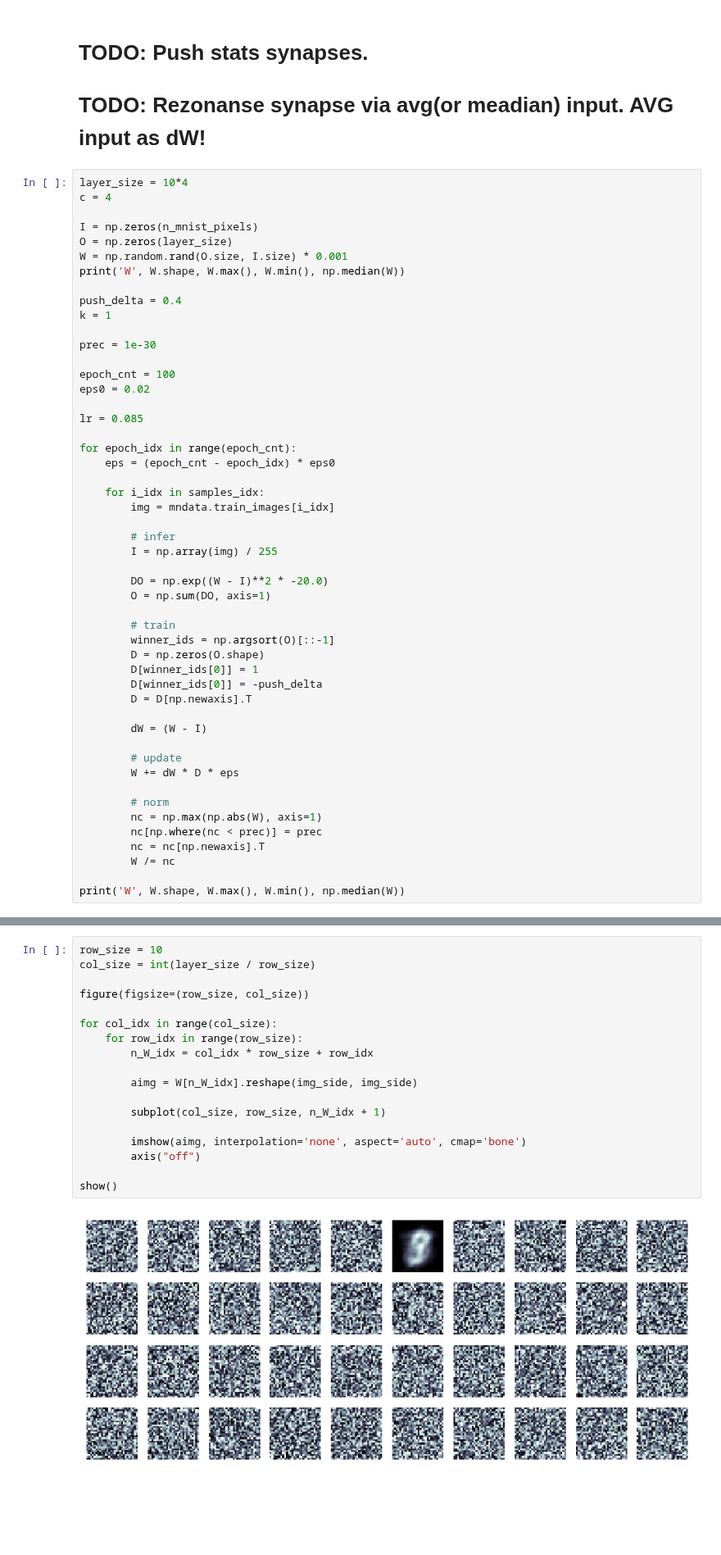
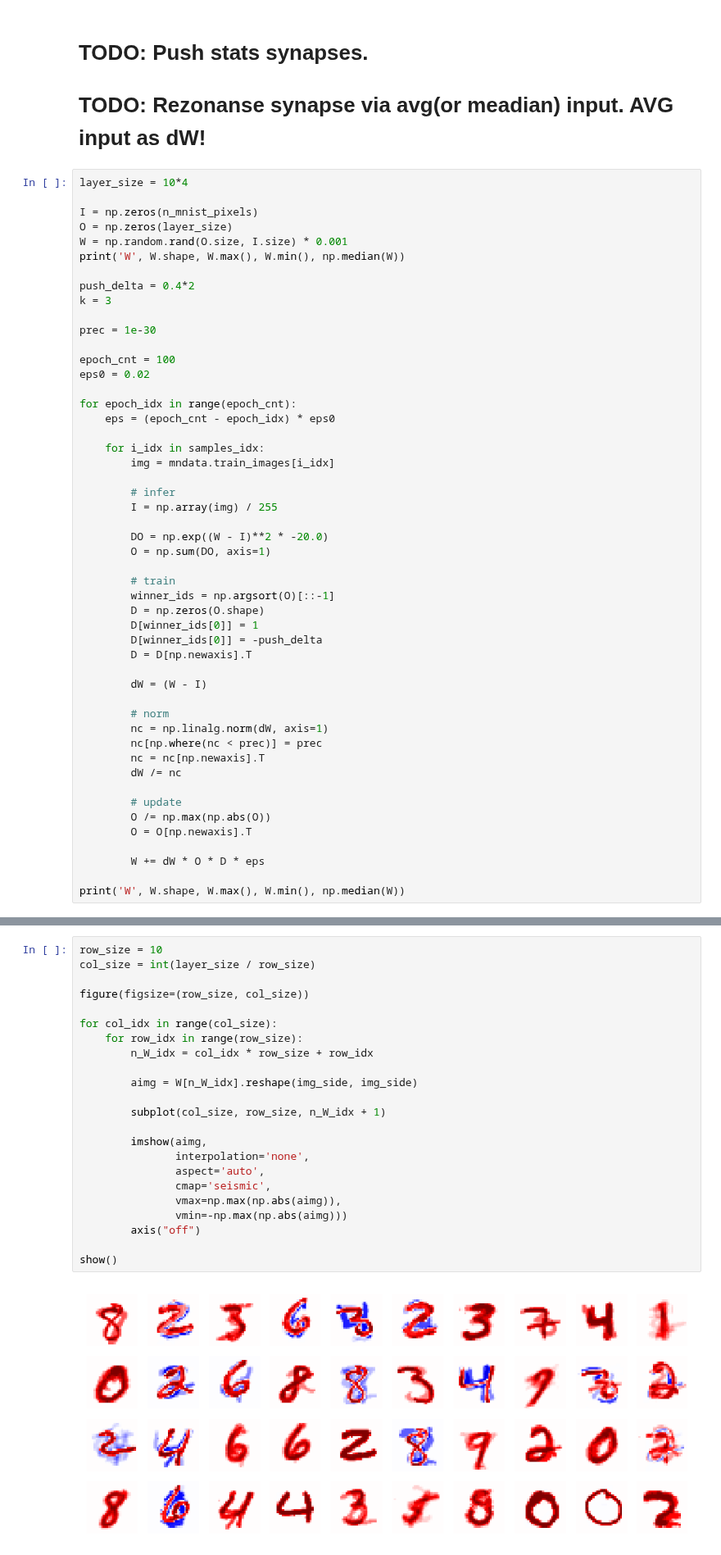
Before and after one commit to ivanoid768/bio_hebbian_with_neighbour_synapse_enforcement, a Jupyter notebook: resonance_synapses.ipynb, the cells around one changed output, grey strips where cells are left out. Shown at 82% size. Drawn from its saved outputs; the diff is of its cells as text; blank space fills up the shorter version.

Commit message:
push_delta = 0.4*2

```diff
--- a/resonance_synapses.ipynb
+++ b/resonance_synapses.ipynb
@@ -32,22 +32,19 @@ samples_idx.size
 # TODO: Rezonanse synapse via avg(or meadian) input. AVG input as dW!
 # %%
 layer_size = 10*4
-c = 4
 
 I = np.zeros(n_mnist_pixels)
 O = np.zeros(layer_size)
 W = np.random.rand(O.size, I.size) * 0.001
 print('W', W.shape, W.max(), W.min(), np.median(W))
 
-push_delta = 0.4
-k = 1
+push_delta = 0.4*2
+k = 3
 
 prec = 1e-30
 
 epoch_cnt = 100
 eps0 = 0.02
-
-lr = 0.085
 
 for epoch_idx in range(epoch_cnt):
     eps = (epoch_cnt - epoch_idx) * eps0
@@ -70,14 +67,17 @@ for epoch_idx in range(epoch_cnt):
 
         dW = (W - I)
 
-        # update
-        W += dW * D * eps
-
         # norm
-        nc = np.max(np.abs(W), axis=1)
+        nc = np.linalg.norm(dW, axis=1)
         nc[np.where(nc < prec)] = prec
         nc = nc[np.newaxis].T
-        W /= nc
+        dW /= nc
+
+        # update
+        O /= np.max(np.abs(O))
+        O = O[np.newaxis].T
+
+        W += dW * O * D * eps
 
 print('W', W.shape, W.max(), W.min(), np.median(W))
 # %% [output]
@@ -86,20 +86,25 @@ W (40, 784) 1.0 0.0 0.4953227321944833
 # %%
 row_size = 10
 col_size = int(layer_size / row_size)
 
 figure(figsize=(row_size, col_size))
 
 for col_idx in range(col_size):
     for row_idx in range(row_size):
         n_W_idx = col_idx * row_size + row_idx
 
         aimg = W[n_W_idx].reshape(img_side, img_side)
 
         subplot(col_size, row_size, n_W_idx + 1)
 
-        imshow(aimg, interpolation='none', aspect='auto', cmap='bone')
+        imshow(aimg,
+               interpolation='none',
+               aspect='auto',
+               cmap='seismic',
+               vmax=np.max(np.abs(aimg)),
+               vmin=-np.max(np.abs(aimg)))
         axis("off")
 
 show()
 # %% [output]
-[figure, old version]
+[figure, new version]
```
Also changed, not shown: parts of 1 cell of this notebook.
